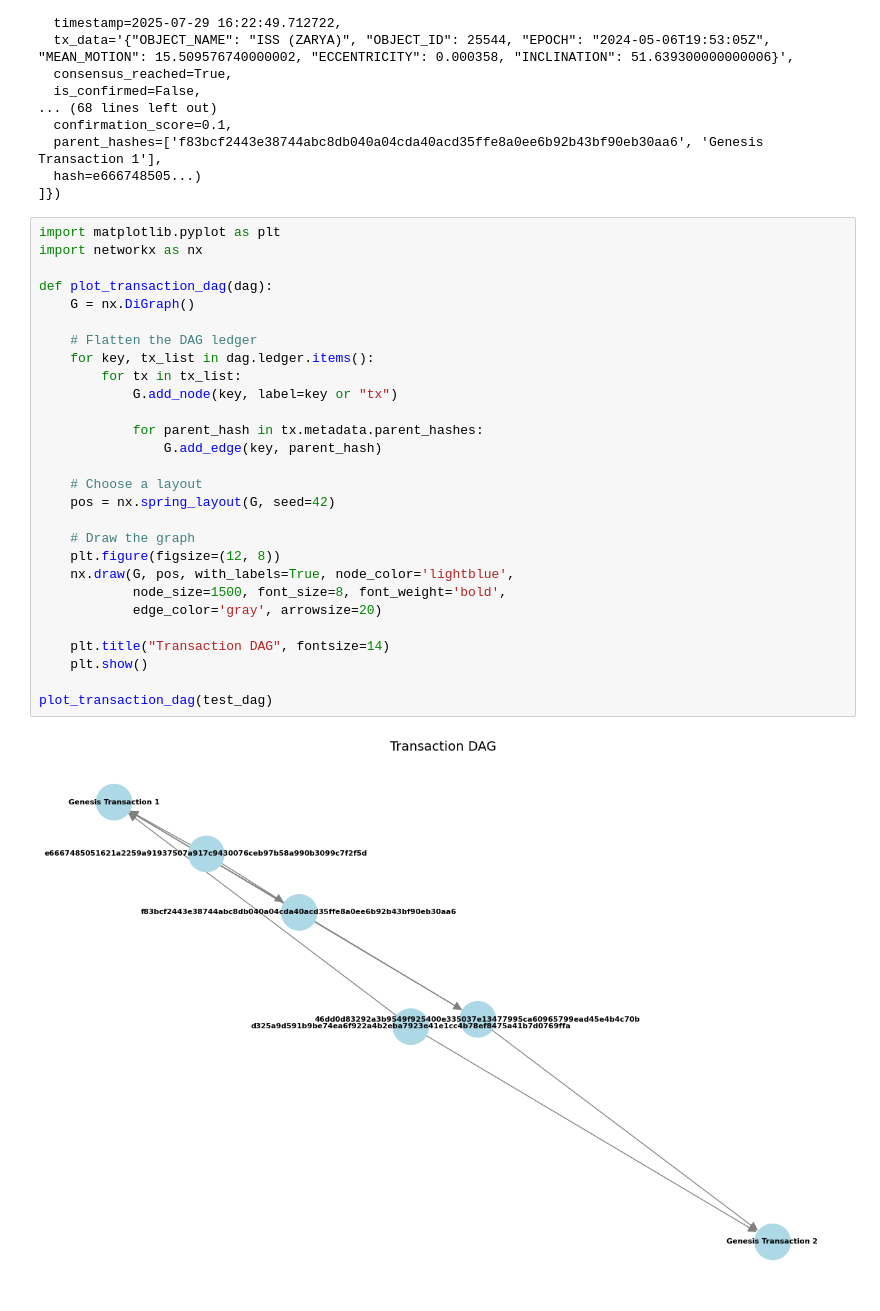
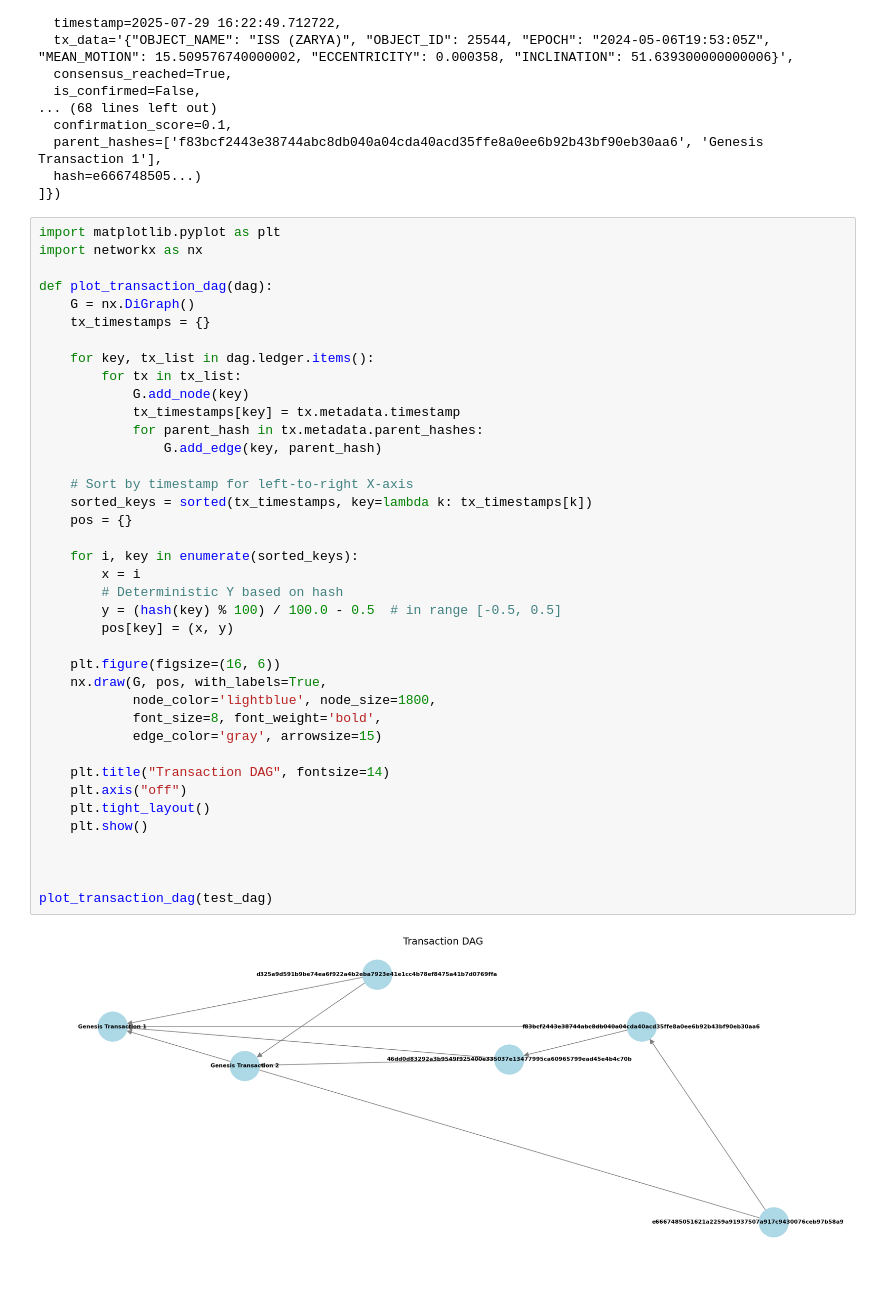
Before and after one commit to bprobert97/accord, a Jupyter notebook: accord_demo.ipynb, the cells around one changed output. Saved outputs shown, nothing was run; the diff lists cells and outputs as text; blank space fills up the shorter version.

Commit message:
Change graph layout to reflect time ordering and make graph 2d

```diff
--- a/accord_demo.ipynb
+++ b/accord_demo.ipynb
@@ -122,30 +122,41 @@ Transaction(
 # %%
 import matplotlib.pyplot as plt
 import networkx as nx
 
 def plot_transaction_dag(dag):
     G = nx.DiGraph()
+    tx_timestamps = {}
 
-    # Flatten the DAG ledger
     for key, tx_list in dag.ledger.items():
         for tx in tx_list:
-            G.add_node(key, label=key or "tx")
-
+            G.add_node(key)
+            tx_timestamps[key] = tx.metadata.timestamp
             for parent_hash in tx.metadata.parent_hashes:
                 G.add_edge(key, parent_hash)
 
-    # Choose a layout
-    pos = nx.spring_layout(G, seed=42)
+    # Sort by timestamp for left-to-right X-axis
+    sorted_keys = sorted(tx_timestamps, key=lambda k: tx_timestamps[k])
+    pos = {}
 
-    # Draw the graph
-    plt.figure(figsize=(12, 8))
-    nx.draw(G, pos, with_labels=True, node_color='lightblue',
-            node_size=1500, font_size=8, font_weight='bold',
-            edge_color='gray', arrowsize=20)
+    for i, key in enumerate(sorted_keys):
+        x = i
+        # Deterministic Y based on hash
+        y = (hash(key) % 100) / 100.0 - 0.5  # in range [-0.5, 0.5]
+        pos[key] = (x, y)
+
+    plt.figure(figsize=(16, 6))
+    nx.draw(G, pos, with_labels=True,
+            node_color='lightblue', node_size=1800,
+            font_size=8, font_weight='bold',
+            edge_color='gray', arrowsize=15)
 
     plt.title("Transaction DAG", fontsize=14)
+    plt.axis("off")
+    plt.tight_layout()
     plt.show()
 
+
+
 plot_transaction_dag(test_dag)
 # %% [output]
-[figure, old version]
+[figure, new version]
```
